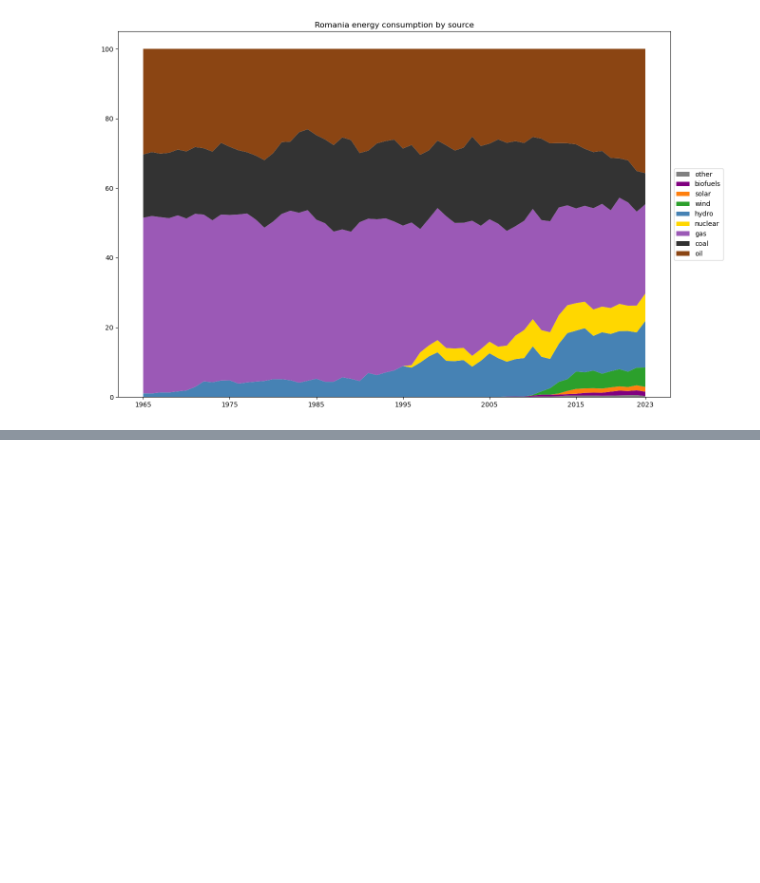
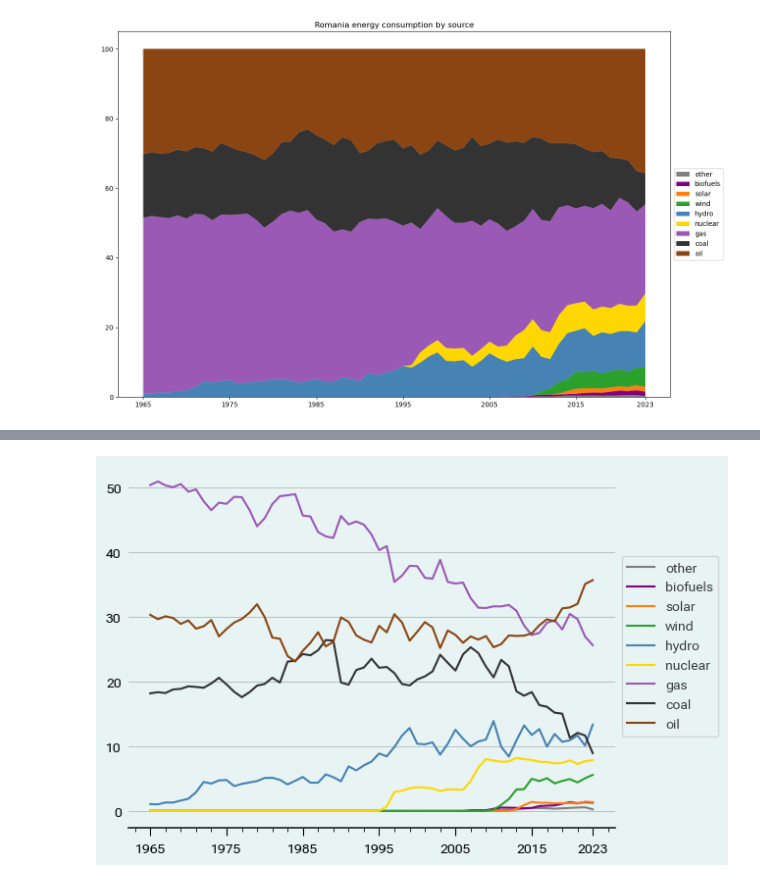
Before and after one commit to catalin-festeu/Power-Consumption-Breakdown-Analysis, a Jupyter notebook: energy_initial_test.ipynb, the cells around one changed output, grey strips where cells are left out. Saved outputs shown, nothing was run; the diff lists cells and outputs as text; code cells hidden in the pictures; blank space fills up the shorter version.

Commit message:
Experimented with a line chart out of the romanian energy data

```diff
--- a/energy_initial_test.ipynb
+++ b/energy_initial_test.ipynb
@@ -100,3 +100,5 @@ plt.savefig("plots/Romania_energy_mix.png")
 plt.show()
 # %% [output]
 [figure]
+# %%
+y_data.reset_index(inplace=True)
@@ -102,0 +107,2 @@ plt.show()
+# %%
+updated_y_data = y_data.rename(columns={"index": "Source"})
@@ -102,0 +139,23 @@ plt.show()
+# %%
+# Play around with morethemes library made by Joseph Barbier.
+import morethemes as mt
+mt.set_theme("economist")
+
+
+# Iterate over each row associated with an energy source and plotting it on the same plt object in order to get multiple line charts on the same plot
+for row in updated_y_data.itertuples():
+    plt.plot(romania_df["Year"], row[2:],
+             label=row[1].replace('_percentage', ''),
+             color=colors[row[0]])
+
+
+# Setting ticks and labels
+xticks = xlabels = np.arange(romania_df["Year"].iloc[0], romania_df["Year"].iloc[-1], step=10)
+if xticks[-1] != romania_df["Year"].iloc[-1]:
+    xticks = xlabels = np.append(xticks, romania_df["Year"].iloc[-1])
+plt.xticks(ticks=xticks, labels=xlabels )
+
+plt.legend(loc='center left', bbox_to_anchor=(1, 0.5))
+plt.show()
+# %% [output]
+[figure, added]
```
Also changed, not shown: parts of 8 cells of this notebook.
